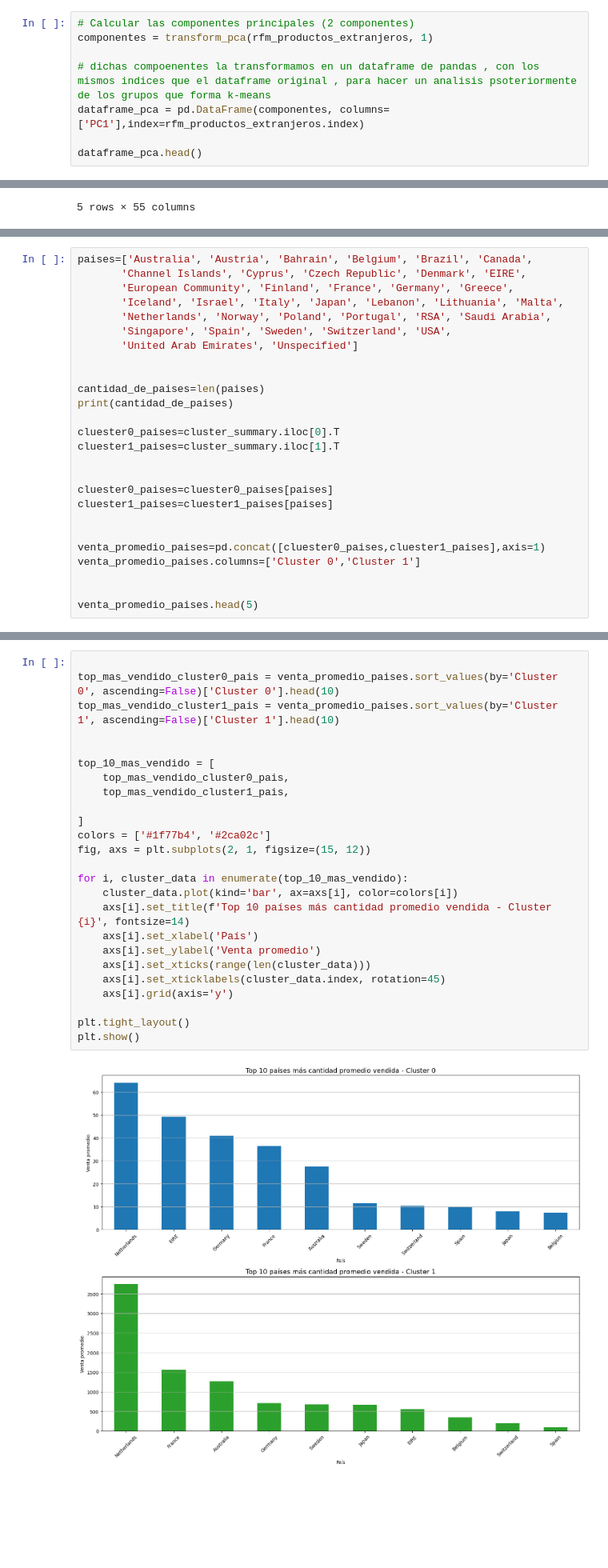
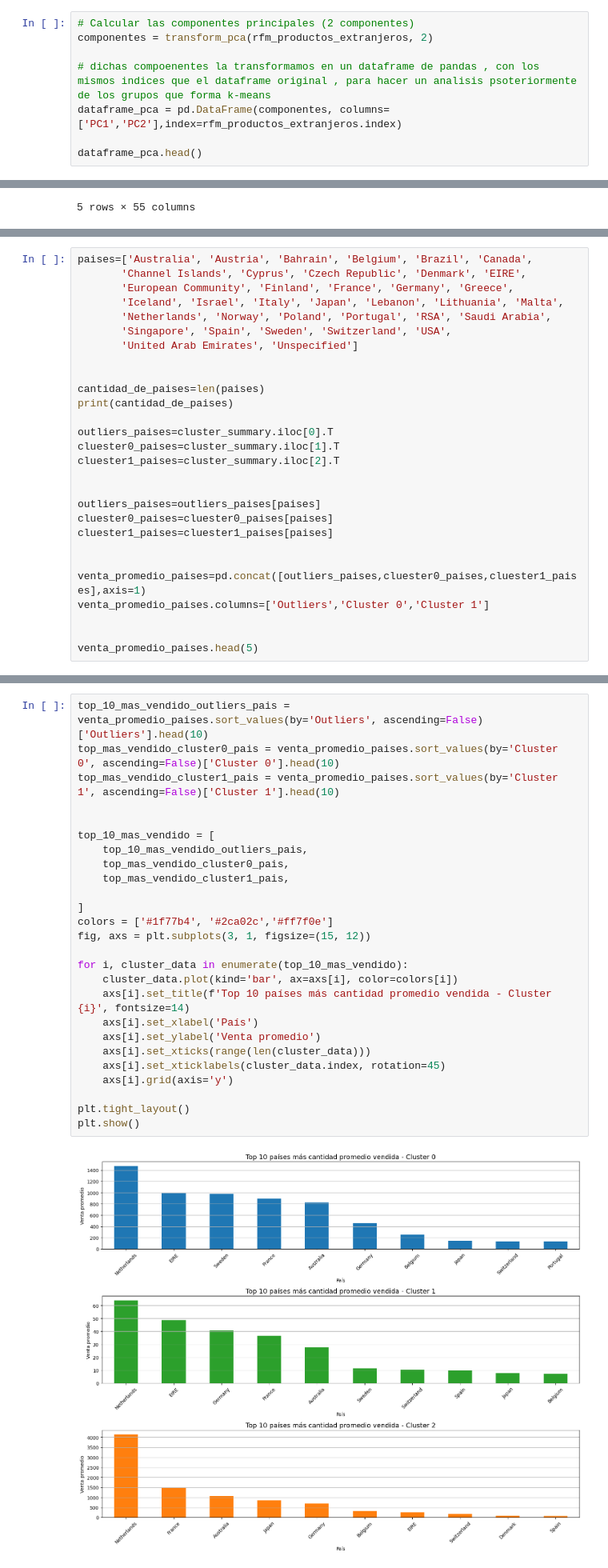
Before and after one commit to agustin-mercado456/ecommerce-analytic, a Jupyter notebook: notebooks/DBSCAN/productos/dbscan_productos_extranjeros.ipynb, the cells around one changed output, grey strips where cells are left out. Shown at 80% size. Drawn from its saved outputs; the diff is of its cells as text; blank space fills up the shorter version.

```diff
--- a/notebooks/DBSCAN/productos/dbscan_productos_extranjeros.ipynb
+++ b/notebooks/DBSCAN/productos/dbscan_productos_extranjeros.ipynb
@@ -149,10 +162,10 @@ plt.show()
 [figure]
 # %%
 # Calcular las componentes principales (2 componentes)
-componentes = transform_pca(rfm_productos_extranjeros, 1)
+componentes = transform_pca(rfm_productos_extranjeros, 2)
 
 # dichas compoenentes la transformamos en un dataframe de pandas , con los mismos indices que el dataframe original , para hacer un analisis psoteriormente de los grupos que forma k-means
-dataframe_pca = pd.DataFrame(componentes, columns=['PC1'],index=rfm_productos_extranjeros.index)
+dataframe_pca = pd.DataFrame(componentes, columns=['PC1','PC2'],index=rfm_productos_extranjeros.index)
 
 dataframe_pca.head()
 # %% [output]
@@ -337,16 +376,18 @@ paises=['Australia', 'Austria', 'Bahrain', 'Belgium', 'Brazil', 'Canada',
 cantidad_de_paises=len(paises)
 print(cantidad_de_paises)
 
-cluester0_paises=cluster_summary.iloc[0].T
-cluester1_paises=cluster_summary.iloc[1].T
+outliers_paises=cluster_summary.iloc[0].T
+cluester0_paises=cluster_summary.iloc[1].T
+cluester1_paises=cluster_summary.iloc[2].T
 
 
+outliers_paises=outliers_paises[paises]
 cluester0_paises=cluester0_paises[paises]
 cluester1_paises=cluester1_paises[paises]
 
 
-venta_promedio_paises=pd.concat([cluester0_paises,cluester1_paises],axis=1)
-venta_promedio_paises.columns=['Cluster 0','Cluster 1']
+venta_promedio_paises=pd.concat([outliers_paises,cluester0_paises,cluester1_paises],axis=1)
+venta_promedio_paises.columns=['Outliers','Cluster 0','Cluster 1']
 
 
 venta_promedio_paises.head(5)
@@ -398,29 +439,30 @@ for i in range(num_graficos):
 # %%
-
+top_10_mas_vendido_outliers_pais = venta_promedio_paises.sort_values(by='Outliers', ascending=False)['Outliers'].head(10)
 top_mas_vendido_cluster0_pais = venta_promedio_paises.sort_values(by='Cluster 0', ascending=False)['Cluster 0'].head(10)
 top_mas_vendido_cluster1_pais = venta_promedio_paises.sort_values(by='Cluster 1', ascending=False)['Cluster 1'].head(10)
 
 
 top_10_mas_vendido = [
+    top_10_mas_vendido_outliers_pais,
     top_mas_vendido_cluster0_pais,
     top_mas_vendido_cluster1_pais,
 
 ]
-colors = ['#1f77b4', '#2ca02c']
-fig, axs = plt.subplots(2, 1, figsize=(15, 12))
+colors = ['#1f77b4', '#2ca02c','#ff7f0e']
+fig, axs = plt.subplots(3, 1, figsize=(15, 12))
 
 for i, cluster_data in enumerate(top_10_mas_vendido):
     cluster_data.plot(kind='bar', ax=axs[i], color=colors[i])
     axs[i].set_title(f'Top 10 países más cantidad promedio vendida - Cluster {i}', fontsize=14)
     axs[i].set_xlabel('País')
     axs[i].set_ylabel('Venta promedio')
     axs[i].set_xticks(range(len(cluster_data)))
     axs[i].set_xticklabels(cluster_data.index, rotation=45)
     axs[i].grid(axis='y')
 
 plt.tight_layout()
 plt.show()
 # %% [output]
-[figure, old version]
+[figure, new version]
 # %%
 rfm_columnas=['Recency', 'Frequency', 'Monetary']
```
Also changed, not shown: parts of 14 cells of this notebook, 15 other files.
